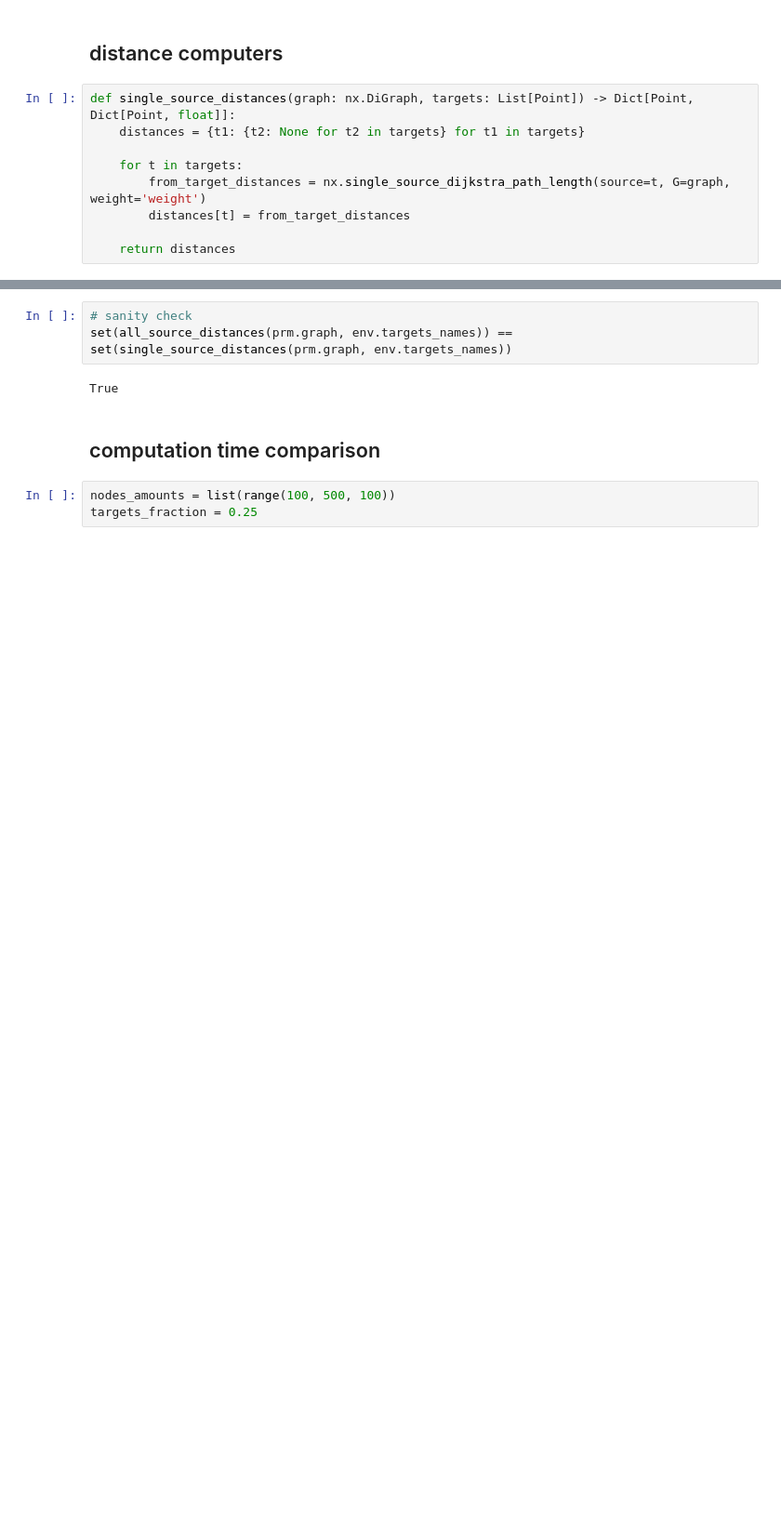
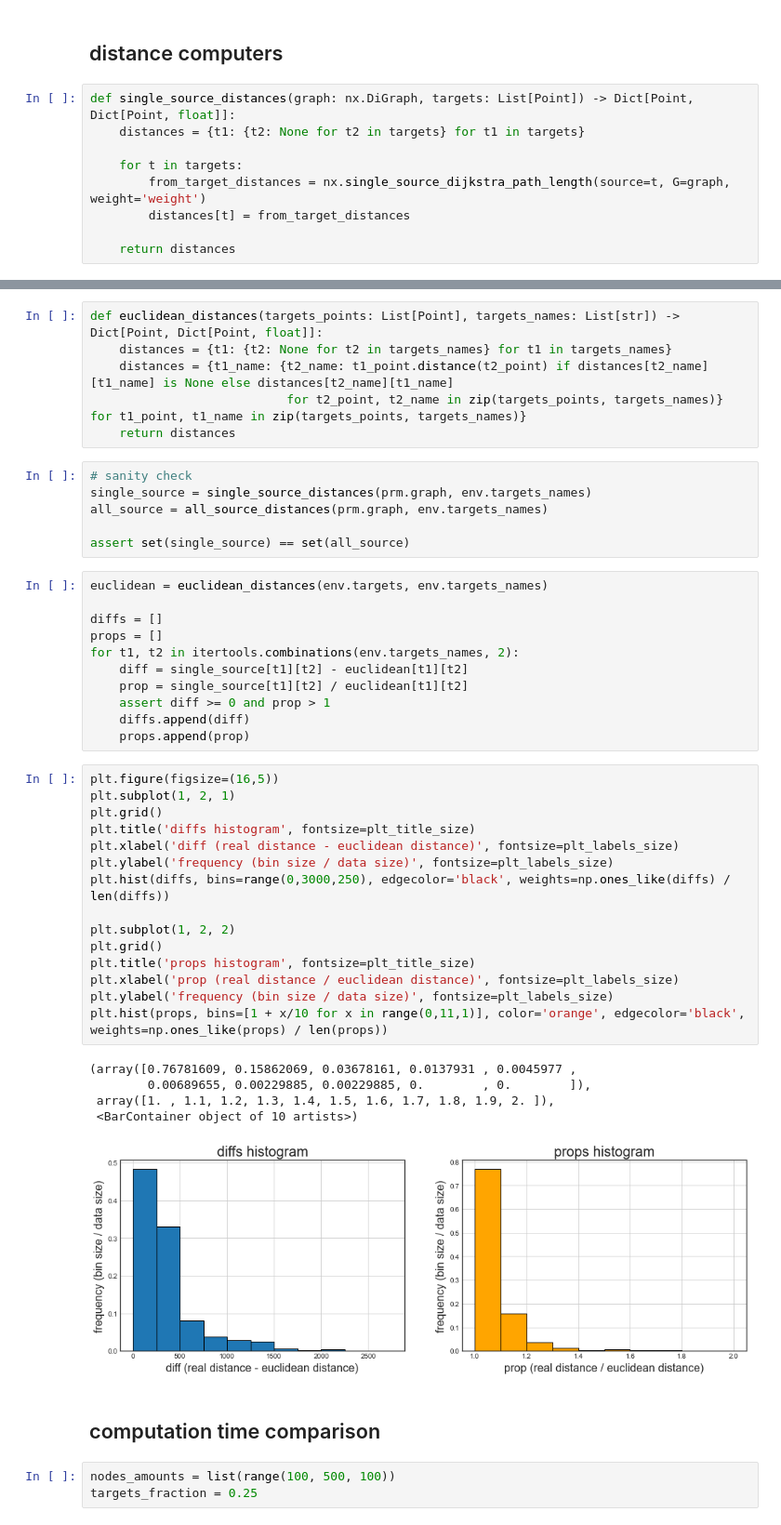
Before and after one commit to Elilgo324/quick-and-safe, a Jupyter notebook: main.ipynb, the cells around one changed output, grey strips where cells are left out. Shown: that part at 93% size. Saved outputs shown, nothing was run; the diff lists cells and outputs as text; blank space fills up the shorter version.

```diff
--- a/main.ipynb
+++ b/main.ipynb
@@ -238,11 +252,50 @@ def all_source_distances(graph: nx.DiGraph, targets: List[Point]) -> Dict[Point,
     distances = {t1: {t2: from_targets_distances[t1][t2] for t2 in targets} for t1 in targets}
 
     return distances
+# %%
+def euclidean_distances(targets_points: List[Point], targets_names: List[str]) -> Dict[Point, Dict[Point, float]]:
+    distances = {t1: {t2: None for t2 in targets_names} for t1 in targets_names}
+    distances = {t1_name: {t2_name: t1_point.distance(t2_point) if distances[t2_name][t1_name] is None else distances[t2_name][t1_name]
+                           for t2_point, t2_name in zip(targets_points, targets_names)} for t1_point, t1_name in zip(targets_points, targets_names)}
+    return distances
 # %%
 # sanity check
-set(all_source_distances(prm.graph, env.targets_names)) == set(single_source_distances(prm.graph, env.targets_names))
+single_source = single_source_distances(prm.graph, env.targets_names)
+all_source = all_source_distances(prm.graph, env.targets_names)
+
+assert set(single_source) == set(all_source)
-# %% [output]
-True
+# %%
+euclidean = euclidean_distances(env.targets, env.targets_names)
+
+diffs = []
+props = []
+for t1, t2 in itertools.combinations(env.targets_names, 2):
+    diff = single_source[t1][t2] - euclidean[t1][t2]
+    prop = single_source[t1][t2] / euclidean[t1][t2]
+    assert diff >= 0 and prop > 1
+    diffs.append(diff)
+    props.append(prop)
+# %%
+plt.figure(figsize=(16,5))
+plt.subplot(1, 2, 1)
+plt.grid()
+plt.title('diffs histogram', fontsize=plt_title_size)
+plt.xlabel('diff (real distance - euclidean distance)', fontsize=plt_labels_size)
+plt.ylabel('frequency (bin size / data size)', fontsize=plt_labels_size)
+plt.hist(diffs, bins=range(0,3000,250), edgecolor='black', weights=np.ones_like(diffs) / len(diffs))
+
+plt.subplot(1, 2, 2)
+plt.grid()
+plt.title('props histogram', fontsize=plt_title_size)
+plt.xlabel('prop (real distance / euclidean distance)', fontsize=plt_labels_size)
+plt.ylabel('frequency (bin size / data size)', fontsize=plt_labels_size)
+plt.hist(props, bins=[1 + x/10 for x in range(0,11,1)], color='orange', edgecolor='black', weights=np.ones_like(props) / len(props))
+# %% [output]
+(array([0.76781609, 0.15862069, 0.03678161, 0.0137931 , 0.0045977 ,
+        0.00689655, 0.00229885, 0.00229885, 0.        , 0.        ]),
+ array([1. , 1.1, 1.2, 1.3, 1.4, 1.5, 1.6, 1.7, 1.8, 1.9, 2. ]),
+ <BarContainer object of 10 artists>)
+[figure, added]
 # %% [markdown]
 ## computation time comparison
 # %%
```
Also changed, not shown: parts of 11 cells of this notebook.
